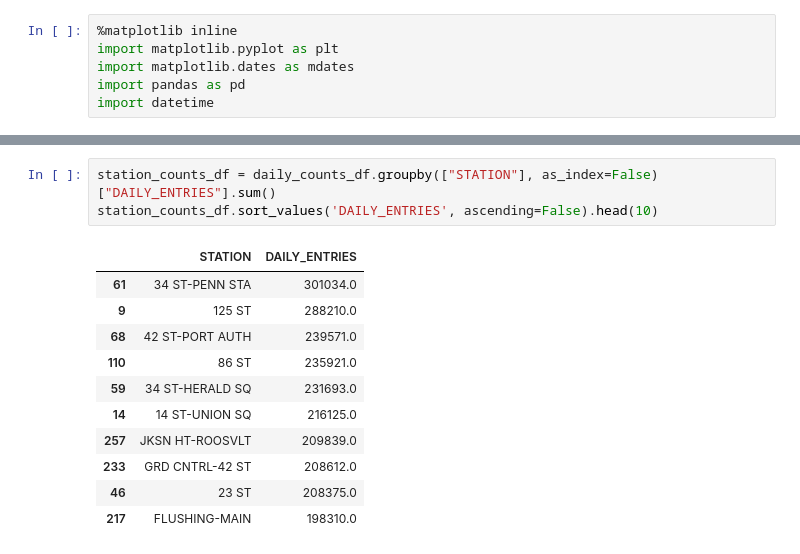
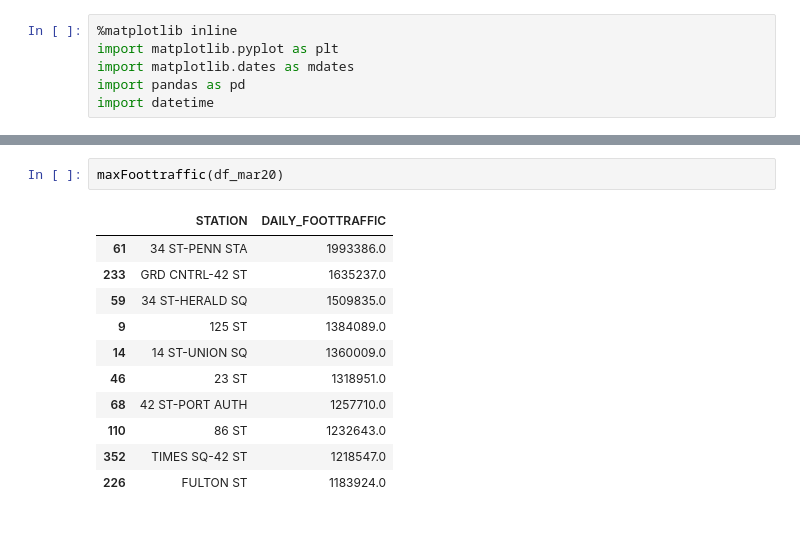
Before and after one commit to manyshapes/MTA-Ridership-Time-Analysis, a Jupyter notebook: MTA-brian-200703.ipynb, the cells around one changed output, grey strips where cells are left out. Cells and saved outputs as stored; diff of their text form.

```diff
--- a/MTA-brian-200703.ipynb
+++ b/MTA-brian-200703.ipynb
@@ -114,15 +169,14 @@ daily_counts_df
-# %%
-station_counts_df = daily_counts_df.groupby(["STATION"], as_index=False)["DAILY_ENTRIES"].sum()
-station_counts_df.sort_values('DAILY_ENTRIES', ascending=False).head(10)
-# %% [output]
-|  | STATION | DAILY_ENTRIES |
-| 61 | 34 ST-PENN STA | 301034.0 |
-| 9 | 125 ST | 288210.0 |
-| 68 | 42 ST-PORT AUTH | 239571.0 |
-| 110 | 86 ST | 235921.0 |
-| 59 | 34 ST-HERALD SQ | 231693.0 |
-| 14 | 14 ST-UNION SQ | 216125.0 |
-| 257 | JKSN HT-ROOSVLT | 209839.0 |
-| 233 | GRD CNTRL-42 ST | 208612.0 |
-| 46 | 23 ST | 208375.0 |
-| 217 | FLUSHING-MAIN | 198310.0 |
+# %%
+maxFoottraffic(df_mar20)
+# %% [output]
+|  | STATION | DAILY_FOOTTRAFFIC |
+| 61 | 34 ST-PENN STA | 1993386.0 |
+| 233 | GRD CNTRL-42 ST | 1635237.0 |
+| 59 | 34 ST-HERALD SQ | 1509835.0 |
+| 9 | 125 ST | 1384089.0 |
+| 14 | 14 ST-UNION SQ | 1360009.0 |
+| 46 | 23 ST | 1318951.0 |
+| 68 | 42 ST-PORT AUTH | 1257710.0 |
+| 110 | 86 ST | 1232643.0 |
+| 352 | TIMES SQ-42 ST | 1218547.0 |
+| 226 | FULTON ST | 1183924.0 |
```
Also changed, not shown: parts of 12 cells of this notebook.
